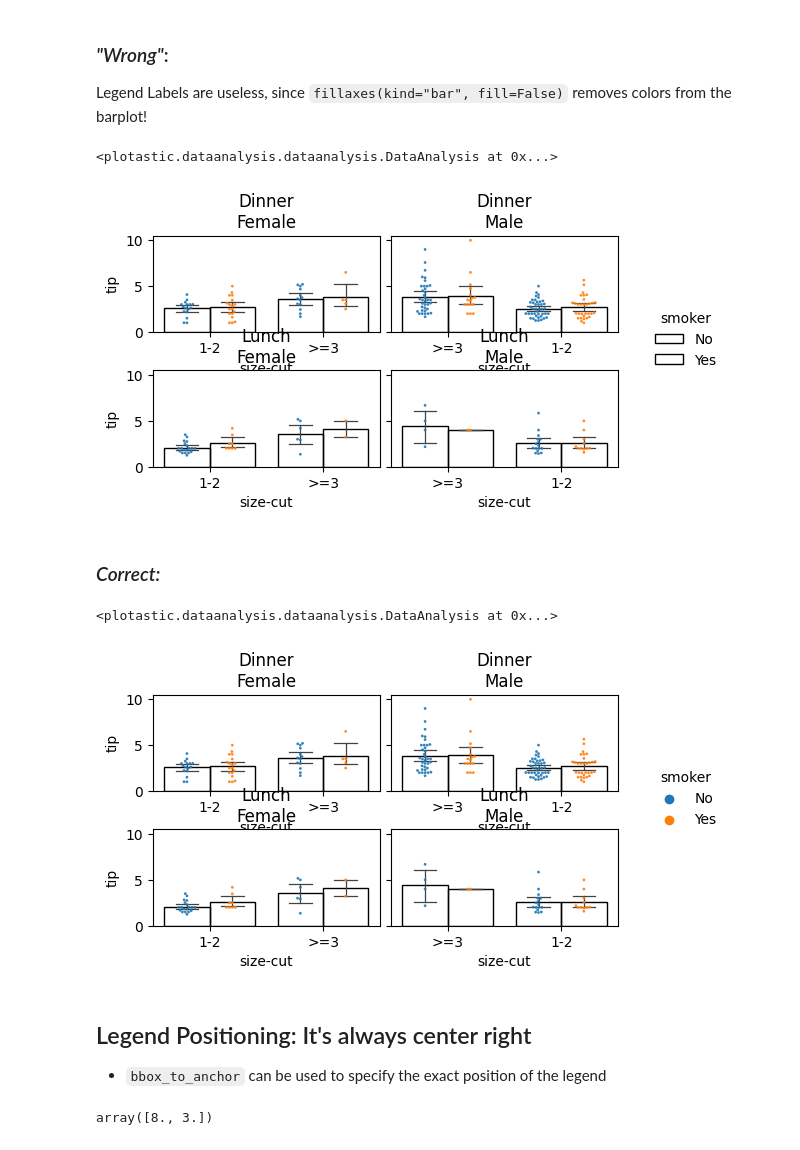
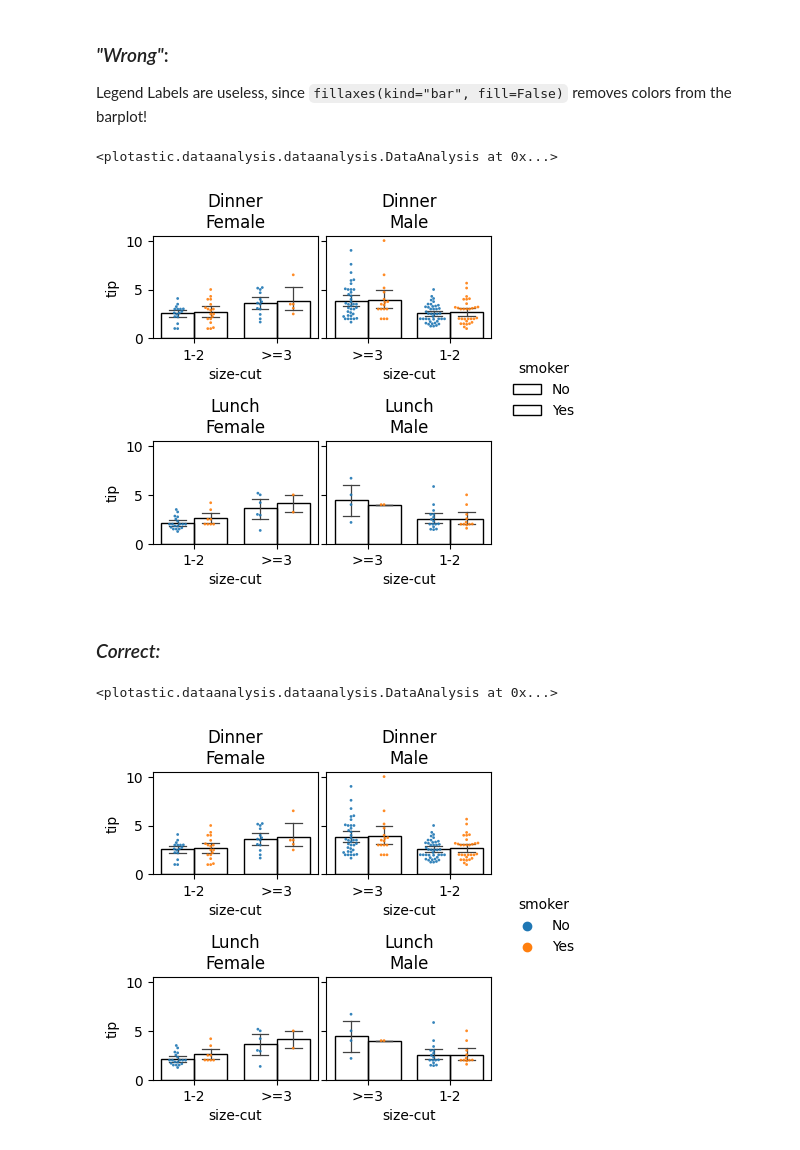
Before and after one commit to markur4/plotastic, a Jupyter notebook: HOW_TO_USE/plot_legend.ipynb, the cells around one changed output. Cells and saved outputs as stored; diff of their text form; code cells hidden in the pictures.

```diff
--- a/HOW_TO_USE/plot_legend.ipynb
+++ b/HOW_TO_USE/plot_legend.ipynb
@@ -65,30 +65,23 @@ Legend Labels are useless, since  `fillaxes(kind="bar",
 fill=False)` removes colors from the barplot!
 # %%
 (
-    DA.subplots(figsize=(6, 3))
+    DA.subplots(figsize=(4, 4), hspace=1)
     .fillaxes(kind="swarm", s=2, alpha=0.9, dodge=True)
     .fillaxes(kind="bar", fill=False, errwidth=0.9, capsize=0.2)
     .edit_legend()  # !! Calling Legend here uses labels from barplot!
 )
 # %% [output]
 <plotastic.dataanalysis.dataanalysis.DataAnalysis at 0x...>
-[figure, old version]
+[figure, new version]
 # %% [markdown]
 ### *Correct:*
 # %%
 (
-    DA.subplots(figsize=(6, 3))
+    DA.subplots(figsize=(4, 4), hspace=1)
     .fillaxes(kind="swarm", s=2, alpha=0.9, dodge=True)
     .edit_legend()  # !! Calling Legend here uses labels from swarmplot!
     .fillaxes(kind="bar", fill=False, errwidth=0.9, capsize=0.2)
 )
 # %% [output]
 <plotastic.dataanalysis.dataanalysis.DataAnalysis at 0x...>
-[figure, old version]
+[figure, new version]
-# %% [markdown]
-## Legend Positioning: It's always center right
-- `bbox_to_anchor` can be used to specify the exact position of the legend
-# %%
-DA.figsize
-# %% [output]
-array([8., 3.])
```
Also changed, not shown: parts of 6 cells of this notebook, 3 other files.
